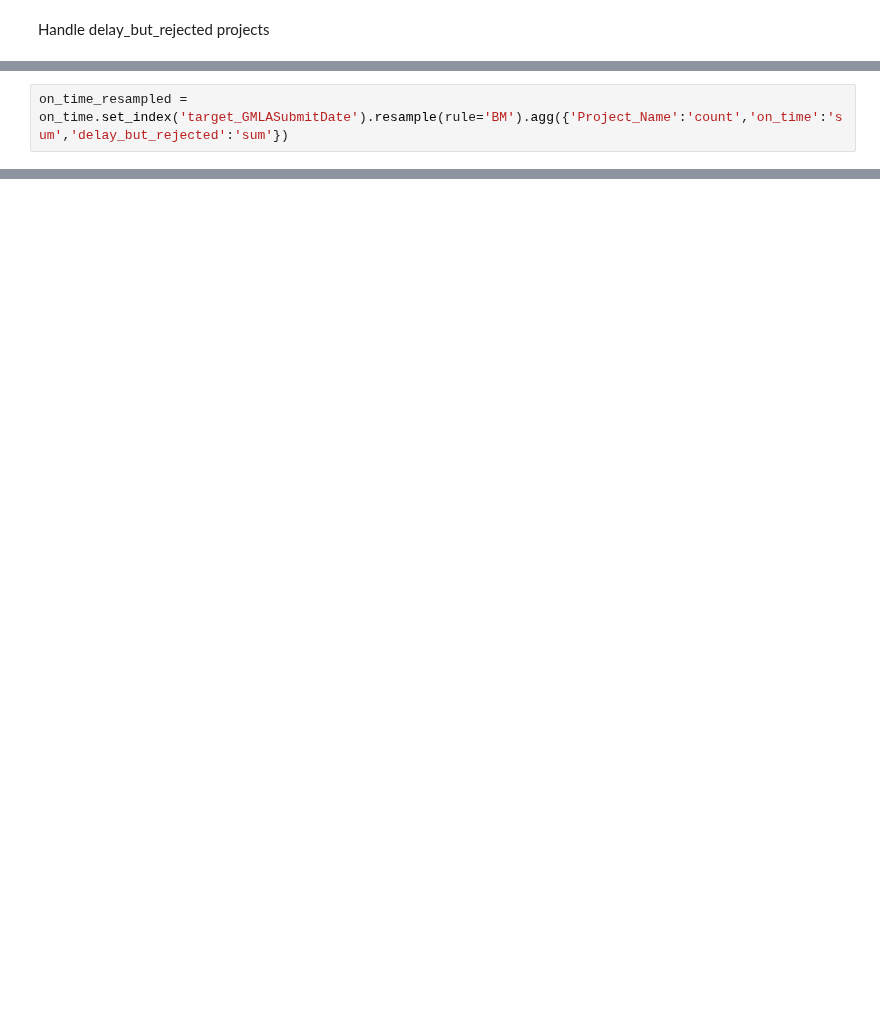
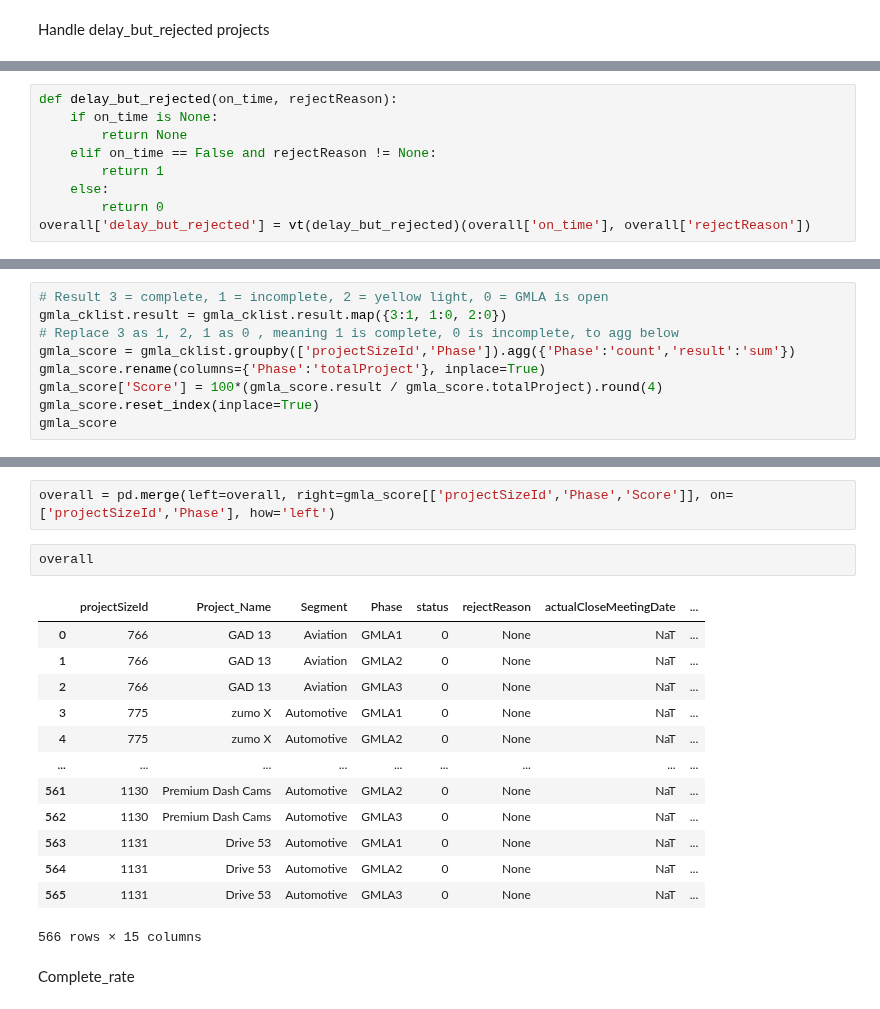
Before and after one commit to CPWRF/Projects, a Jupyter notebook: PRweb_GMLA_SQL/For Jessica/cklist_confrim.ipynb, the cells around one changed output, grey strips where cells are left out. Saved outputs shown, nothing was run; the diff lists cells and outputs as text; blank space fills up the shorter version.

```diff
--- a/PRweb_GMLA_SQL/For Jessica/cklist_confrim.ipynb
+++ b/PRweb_GMLA_SQL/For Jessica/cklist_confrim.ipynb
@@ -228,2 +200,0 @@ Resample
-# %%
-on_time_resampled = on_time.set_index('target_GMLASubmitDate').resample(rule='BM').agg({'Project_Name':'count','on_time':'sum','delay_but_rejected':'sum'})
@@ -275,0 +201,9 @@ plt.savefig(os.getcwd()+'\on_time_tread')
+# %%
+def delay_but_rejected(on_time, rejectReason):
+    if on_time is None:
+        return None
+    elif on_time == False and rejectReason != None:
+        return 1
+    else:
+        return 0
+overall['delay_but_rejected'] = vt(delay_but_rejected)(overall['on_time'], overall['rejectReason'])
@@ -275,0 +221,9 @@ plt.savefig(os.getcwd()+'\on_time_tread')
+# %%
+# Result 3 = complete, 1 = incomplete, 2 = yellow light, 0 = GMLA is open
+gmla_cklist.result = gmla_cklist.result.map({3:1, 1:0, 2:0})
+# Replace 3 as 1, 2, 1 as 0 , meaning 1 is complete, 0 is incomplete, to agg below
+gmla_score = gmla_cklist.groupby(['projectSizeId','Phase']).agg({'Phase':'count','result':'sum'})
+gmla_score.rename(columns={'Phase':'totalProject'}, inplace=True)
+gmla_score['Score'] = 100*(gmla_score.result / gmla_score.totalProject).round(4)
+gmla_score.reset_index(inplace=True)
+gmla_score
@@ -275,0 +244,20 @@ plt.savefig(os.getcwd()+'\on_time_tread')
+# %%
+overall = pd.merge(left=overall, right=gmla_score[['projectSizeId','Phase','Score']], on=['projectSizeId','Phase'], how='left')
+# %%
+overall
+# %% [output]
+|  | projectSizeId | Project_Name | Segment | Phase | status | rejectReason | actualCloseMeetingDate | ... |
+| 0 | 766 | GAD 13 | Aviation | GMLA1 | 0 | None | NaT | ... |
+| 1 | 766 | GAD 13 | Aviation | GMLA2 | 0 | None | NaT | ... |
+| 2 | 766 | GAD 13 | Aviation | GMLA3 | 0 | None | NaT | ... |
+| 3 | 775 | zumo X | Automotive | GMLA1 | 0 | None | NaT | ... |
+| 4 | 775 | zumo X | Automotive | GMLA2 | 0 | None | NaT | ... |
+| ... | ... | ... | ... | ... | ... | ... | ... | ... |
+| 561 | 1130 | Premium Dash Cams | Automotive | GMLA2 | 0 | None | NaT | ... |
+| 562 | 1130 | Premium Dash Cams | Automotive | GMLA3 | 0 | None | NaT | ... |
+| 563 | 1131 | Drive 53 | Automotive | GMLA1 | 0 | None | NaT | ... |
+| 564 | 1131 | Drive 53 | Automotive | GMLA2 | 0 | None | NaT | ... |
+| 565 | 1131 | Drive 53 | Automotive | GMLA3 | 0 | None | NaT | ... |
+566 rows × 15 columns
+# %% [markdown]
+Complete_rate
```
Also changed, not shown: parts of 84 cells of this notebook, 15 other files.
